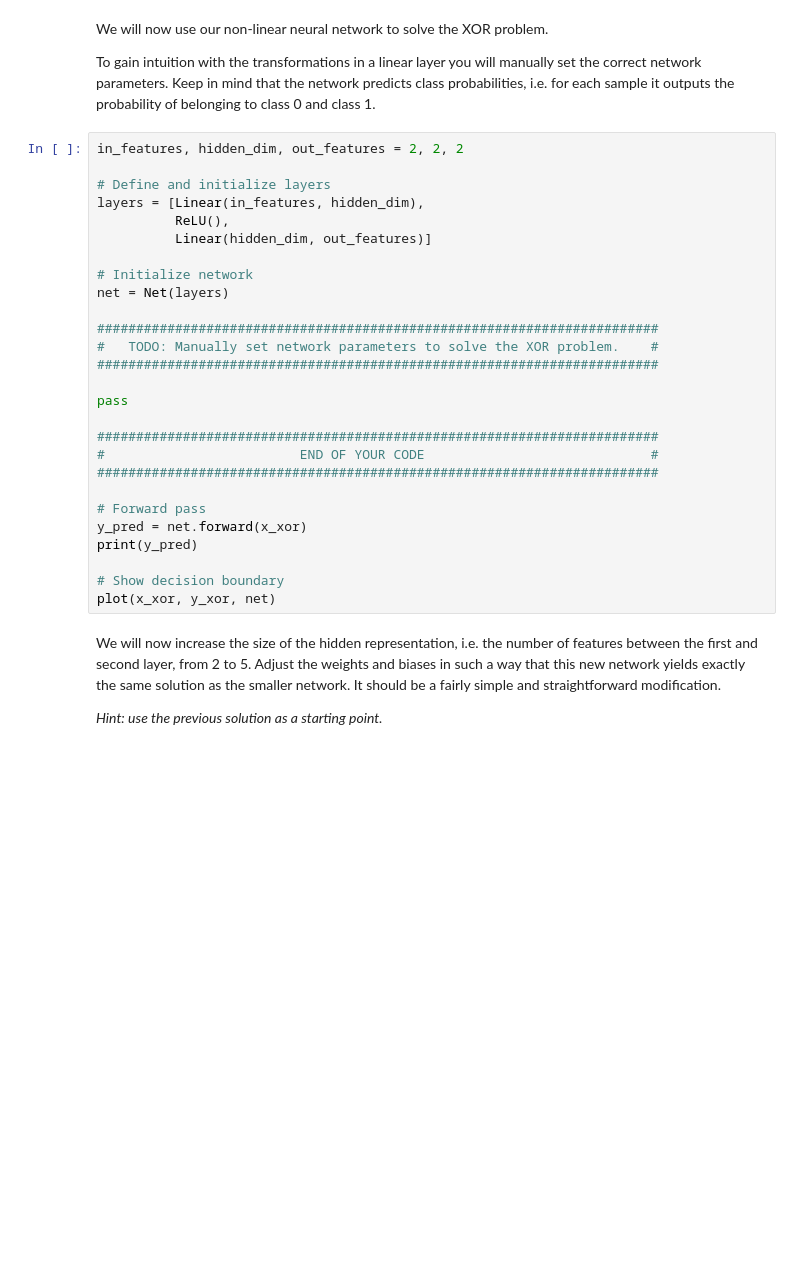
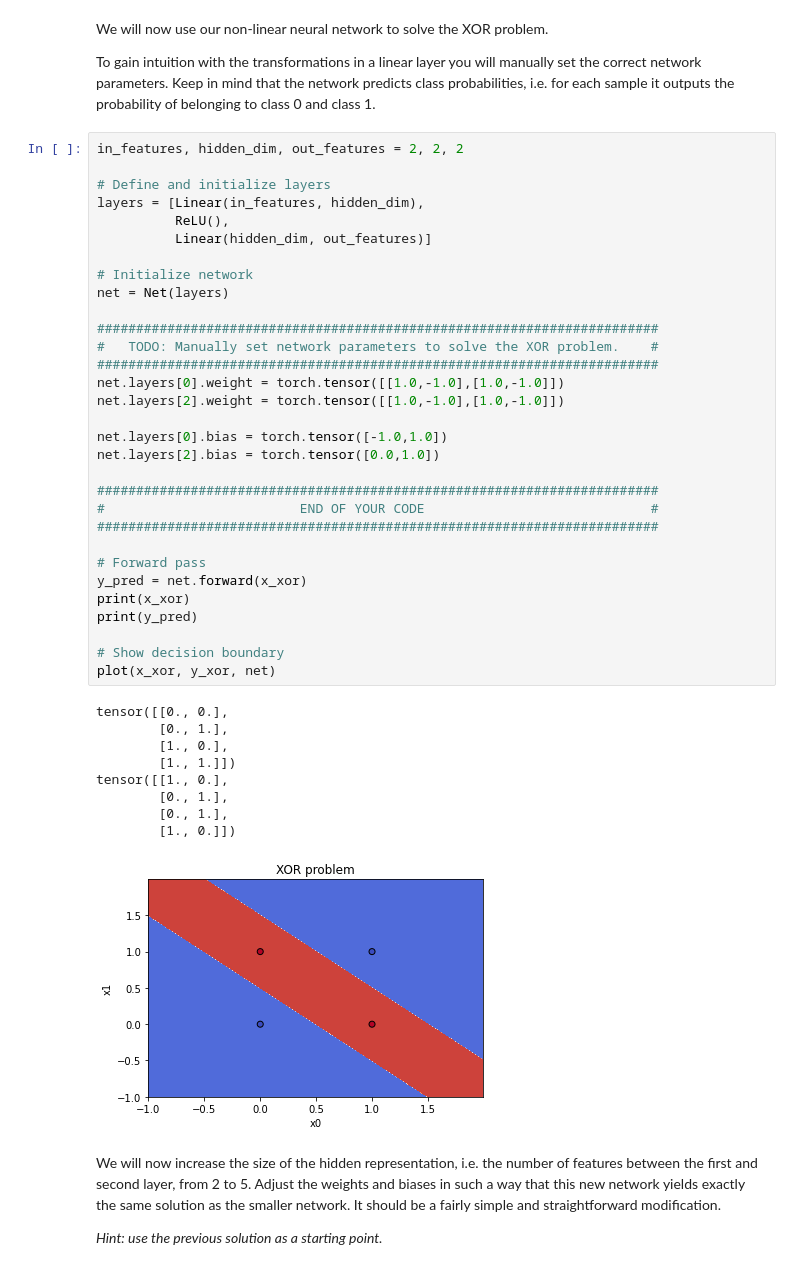
Before and after one commit to Veikko-Saikkonen/delft-deep-learning, a Jupyter notebook: Assignment_1.ipynb, the cells around one changed output. Saved outputs shown, nothing was run; the diff lists cells and outputs as text; blank space fills up the shorter version.

```diff
--- a/Assignment_1.ipynb
+++ b/Assignment_1.ipynb
@@ -523,30 +553,44 @@ To gain intuition with the transformations in a linear layer you will manually s
 # %%
 in_features, hidden_dim, out_features = 2, 2, 2
 
 # Define and initialize layers
 layers = [Linear(in_features, hidden_dim),
           ReLU(),
           Linear(hidden_dim, out_features)]
 
 # Initialize network
 net = Net(layers)
 
 ########################################################################
 #   TODO: Manually set network parameters to solve the XOR problem.    #
 ########################################################################
+net.layers[0].weight = torch.tensor([[1.0,-1.0],[1.0,-1.0]])
+net.layers[2].weight = torch.tensor([[1.0,-1.0],[1.0,-1.0]])
 
-pass
+net.layers[0].bias = torch.tensor([-1.0,1.0])
+net.layers[2].bias = torch.tensor([0.0,1.0])
 
 ########################################################################
 #                         END OF YOUR CODE                             #
 ########################################################################
 
 # Forward pass
 y_pred = net.forward(x_xor)
+print(x_xor)
 print(y_pred)
 
 # Show decision boundary
 plot(x_xor, y_xor, net)
+# %% [output]
+tensor([[0., 0.],
+        [0., 1.],
+        [1., 0.],
+        [1., 1.]])
+tensor([[1., 0.],
+        [0., 1.],
+        [0., 1.],
+        [1., 0.]])
+[figure, added]
 # %% [markdown]
 We will now increase the size of the hidden representation, i.e. the number of features between the first and second layer, from 2 to 5. Adjust the weights and biases in such a way that this new network yields exactly the same solution as the smaller network. It should be a fairly simple and straightforward modification.
 
```
Also changed, not shown: parts of 15 cells of this notebook.
